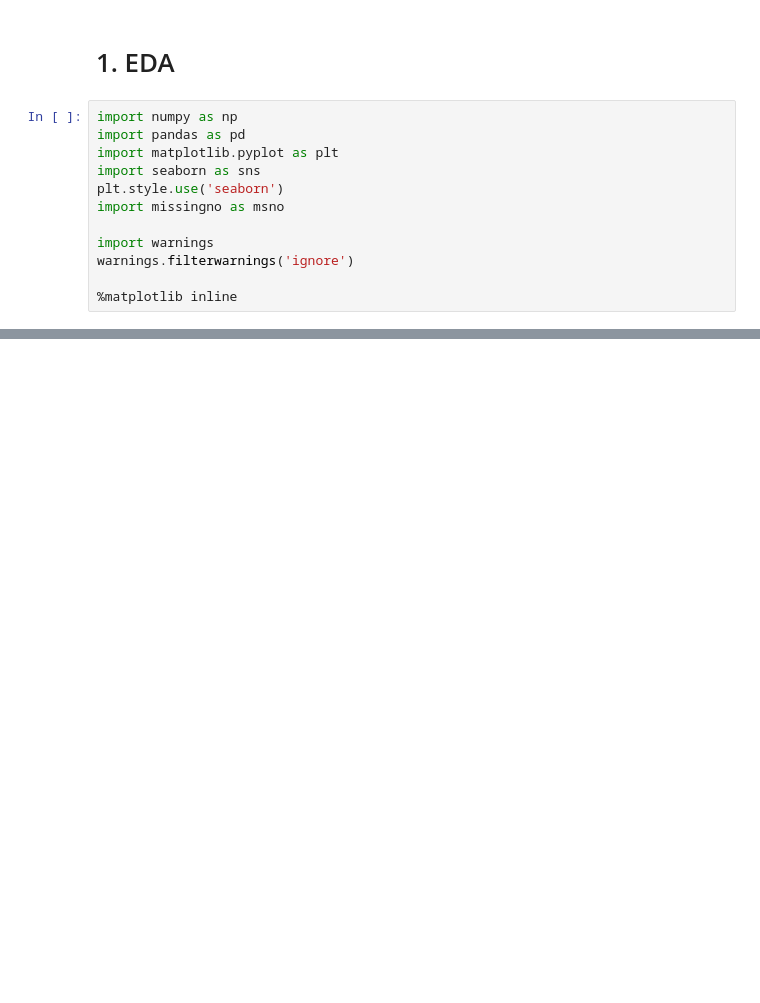
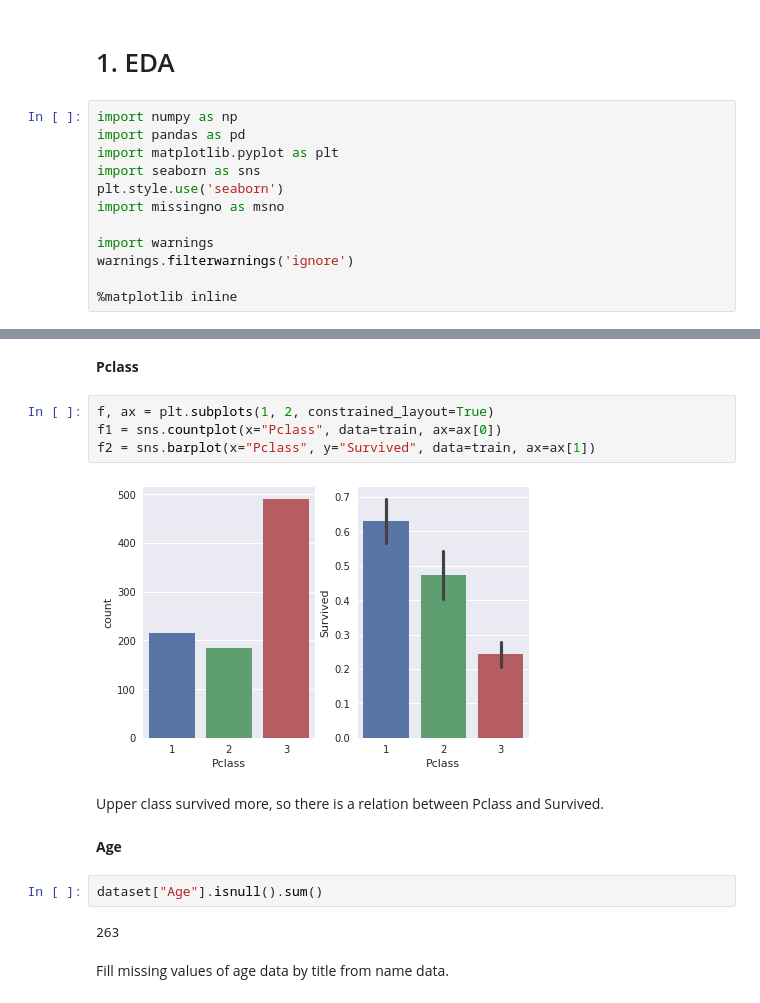
Before and after one commit to HyunJun37/Kaggle_Titanic, a Jupyter notebook: titanic-first-try.ipynb, the cells around one changed output, grey strips where cells are left out. Cells and saved outputs as stored; diff of their text form; blank space fills up the shorter version.

```diff
--- a/titanic-first-try.ipynb
+++ b/titanic-first-try.ipynb
@@ -82,0 +91,18 @@ p = sns.heatmap(train[["Survived", "Pclass", "Sex", "Age", "SibSp", "Parch", "Fa
+# %% [markdown]
+**Pclass**
+# %%
+f, ax = plt.subplots(1, 2, constrained_layout=True)
+f1 = sns.countplot(x="Pclass", data=train, ax=ax[0])
+f2 = sns.barplot(x="Pclass", y="Survived", data=train, ax=ax[1])
+# %% [output]
+[figure, added]
+# %% [markdown]
+Upper class survived more, so there is a relation between Pclass and Survived.
+# %% [markdown]
+**Age**
+# %%
+dataset["Age"].isnull().sum()
+# %% [output]
+263
+# %% [markdown]
+Fill missing values of age data by title from name data.
```
Also changed, not shown: parts of 15 cells of this notebook.
